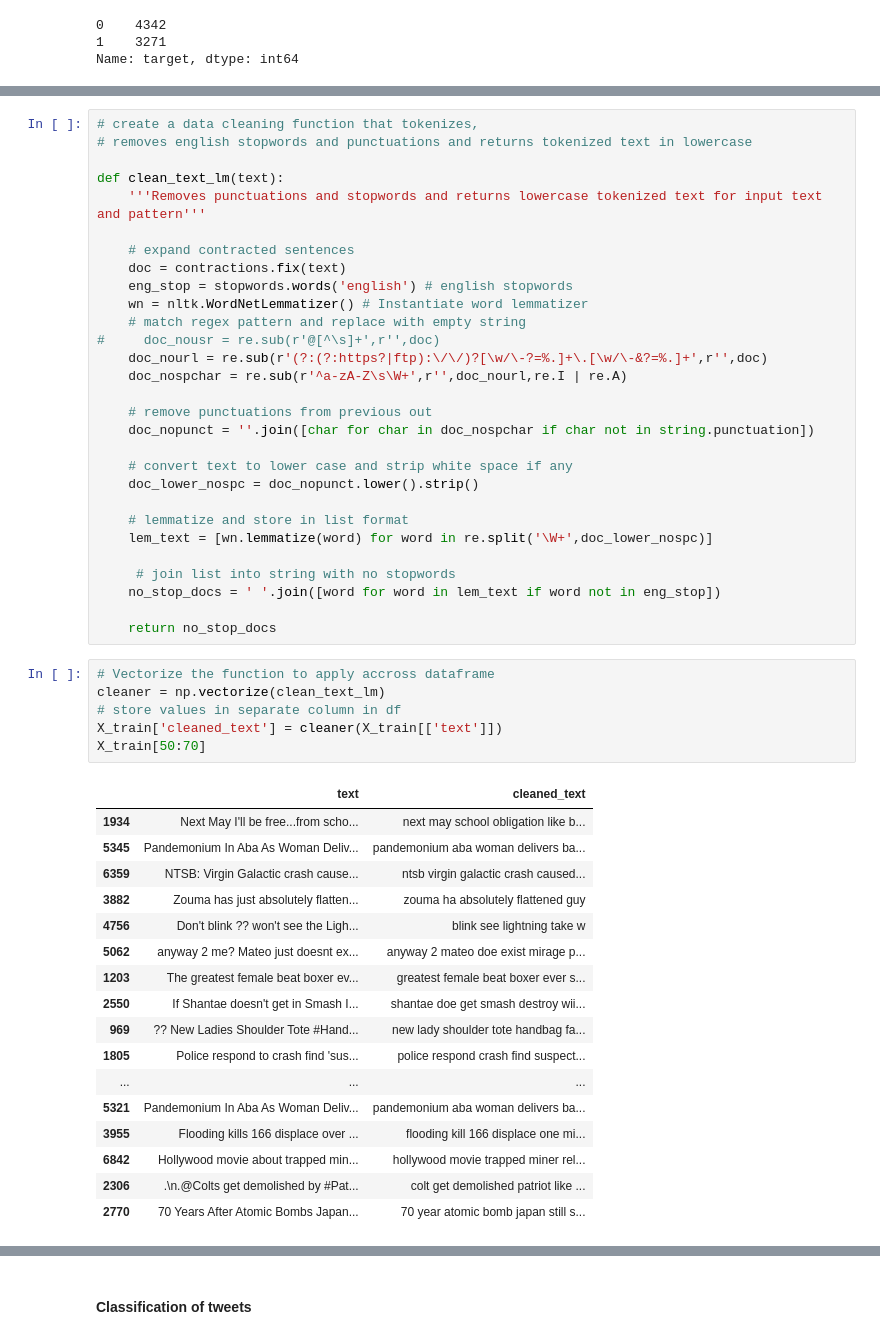
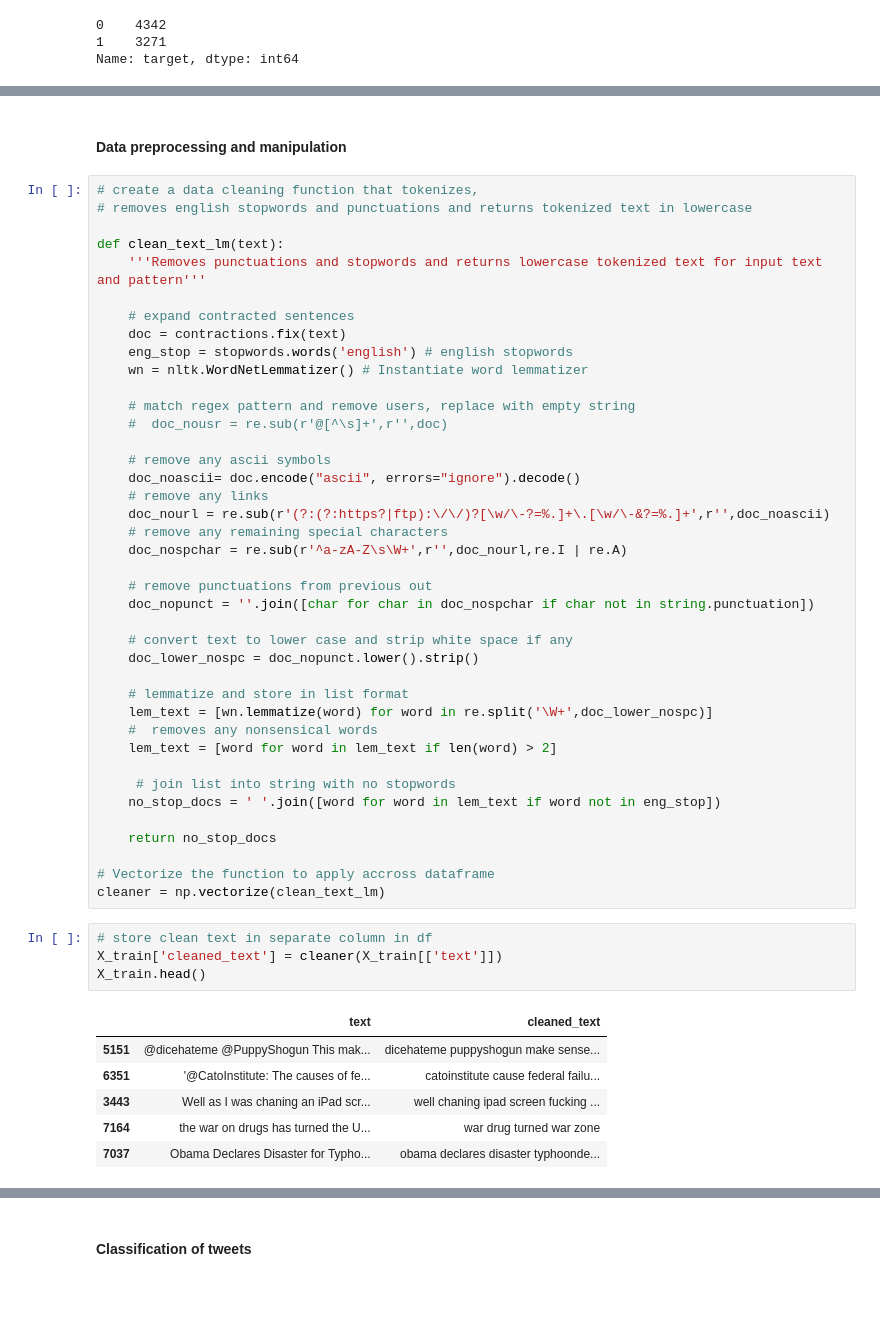
Before and after one commit to yepterence/Project-Cymopolea, a Jupyter notebook: text-processing.ipynb, the cells around one changed output, grey strips where cells are left out. Drawn from its saved outputs; the diff is of its cells as text; blank space fills up the shorter version.

```diff
--- a/text-processing.ipynb
+++ b/text-processing.ipynb
@@ -120,3 +117,5 @@ Its worthwhile thinking about what kind of features could be useful in better pr
+# %% [markdown]
+#### Data preprocessing and manipulation
 # %%
 # create a data cleaning function that tokenizes,
 # removes english stopwords and punctuations and returns tokenized text in lowercase
@@ -128,9 +127,15 @@ def clean_text_lm(text):
     doc = contractions.fix(text)
     eng_stop = stopwords.words('english') # english stopwords
     wn = nltk.WordNetLemmatizer() # Instantiate word lemmatizer
-    # match regex pattern and replace with empty string
-#     doc_nousr = re.sub(r'@[^\s]+',r'',doc)
-    doc_nourl = re.sub(r'(?:(?:https?|ftp):\/\/)?[\w/\-?=%.]+\.[\w/\-&?=%.]+',r'',doc)
+
+    # match regex pattern and remove users, replace with empty string
+    #  doc_nousr = re.sub(r'@[^\s]+',r'',doc)
+
+    # remove any ascii symbols
+    doc_noascii= doc.encode("ascii", errors="ignore").decode()
+    # remove any links
+    doc_nourl = re.sub(r'(?:(?:https?|ftp):\/\/)?[\w/\-?=%.]+\.[\w/\-&?=%.]+',r'',doc_noascii)
+    # remove any remaining special characters
     doc_nospchar = re.sub(r'^a-zA-Z\s\W+',r'',doc_nourl,re.I | re.A)
 
     # remove punctuations from previous out
@@ -141,32 +146,24 @@ def clean_text_lm(text):
 
     # lemmatize and store in list format
     lem_text = [wn.lemmatize(word) for word in re.split('\W+',doc_lower_nospc)]
+    #  removes any nonsensical words
+    lem_text = [word for word in lem_text if len(word) > 2]
 
      # join list into string with no stopwords
     no_stop_docs = ' '.join([word for word in lem_text if word not in eng_stop])
 
     return no_stop_docs
+
+# Vectorize the function to apply accross dataframe
+cleaner = np.vectorize(clean_text_lm)
 # %%
-# Vectorize the function to apply accross dataframe
-cleaner = np.vectorize(clean_text_lm)
-# store values in separate column in df
+# store clean text in separate column in df
 X_train['cleaned_text'] = cleaner(X_train[['text']])
-X_train[50:70]
+X_train.head()
 # %% [output]
 |  | text | cleaned_text |
-| 1934 | Next May I'll be free...from scho... | next may school obligation like b... |
-| 5345 | Pandemonium In Aba As Woman Deliv... | pandemonium aba woman delivers ba... |
-| 6359 | NTSB: Virgin Galactic crash cause... | ntsb virgin galactic crash caused... |
-| 3882 | Zouma has just absolutely flatten... | zouma ha absolutely flattened guy |
-| 4756 | Don't blink ?? won't see the Ligh... | blink see lightning take w |
-| 5062 | anyway 2 me? Mateo just doesnt ex... | anyway 2 mateo doe exist mirage p... |
-| 1203 | The greatest female beat boxer ev... | greatest female beat boxer ever s... |
-| 2550 | If Shantae doesn't get in Smash I... | shantae doe get smash destroy wii... |
-| 969 | ?? New Ladies Shoulder Tote #Hand... | new lady shoulder tote handbag fa... |
-| 1805 | Police respond to crash find 'sus... | police respond crash find suspect... |
-| ... | ... | ... |
-| 5321 | Pandemonium In Aba As Woman Deliv... | pandemonium aba woman delivers ba... |
-| 3955 | Flooding kills 166 displace over ... | flooding kill 166 displace one mi... |
-| 6842 | Hollywood movie about trapped min... | hollywood movie trapped miner rel... |
-| 2306 | .\n.@Colts get demolished by #Pat... | colt get demolished patriot like ... |
-| 2770 | 70 Years After Atomic Bombs Japan... | 70 year atomic bomb japan still s... |
+| 5151 | @dicehateme @PuppyShogun This mak... | dicehateme puppyshogun make sense... |
+| 6351 | '@CatoInstitute: The causes of fe... | catoinstitute cause federal failu... |
+| 3443 | Well as I was chaning an iPad scr... | well chaning ipad screen fucking ... |
+| 7164 | the war on drugs has turned the U... | war drug turned war zone |
+| 7037 | Obama Declares Disaster for Typho... | obama declares disaster typhoonde... |
```
Also changed, not shown: parts of 21 cells of this notebook, 1 other file.
